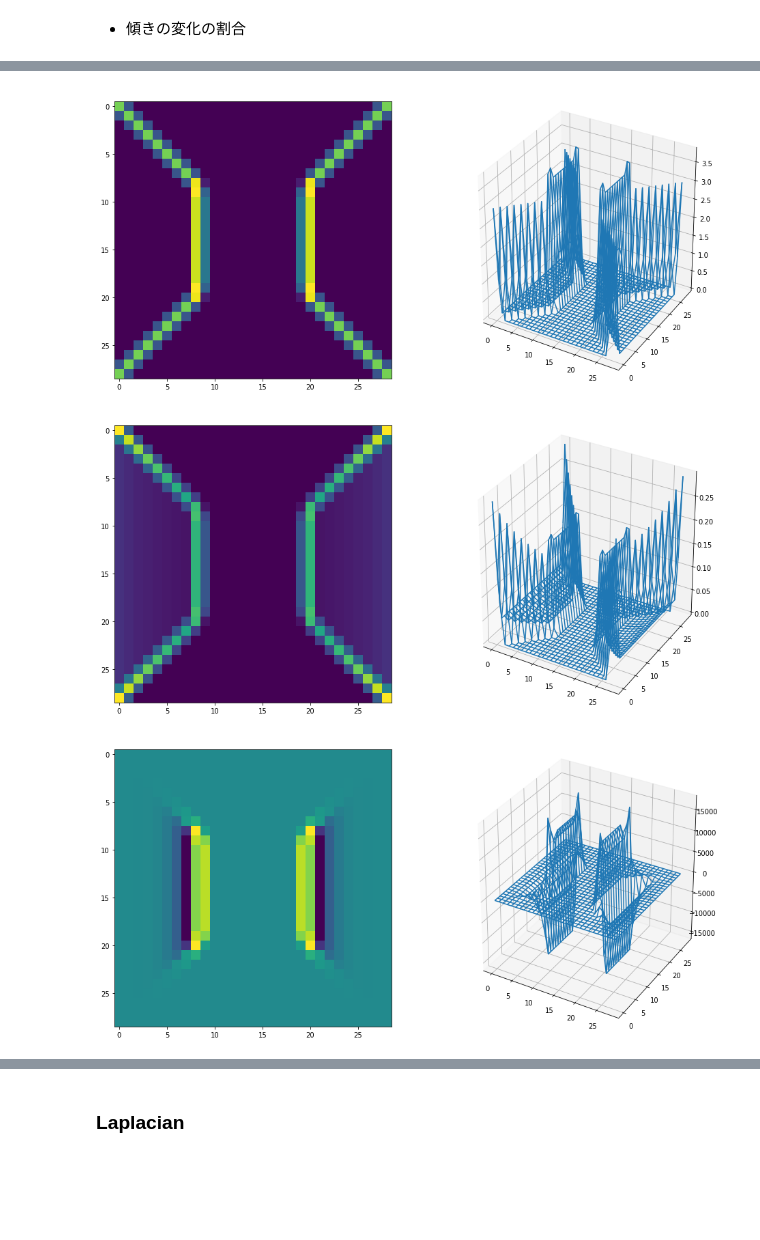
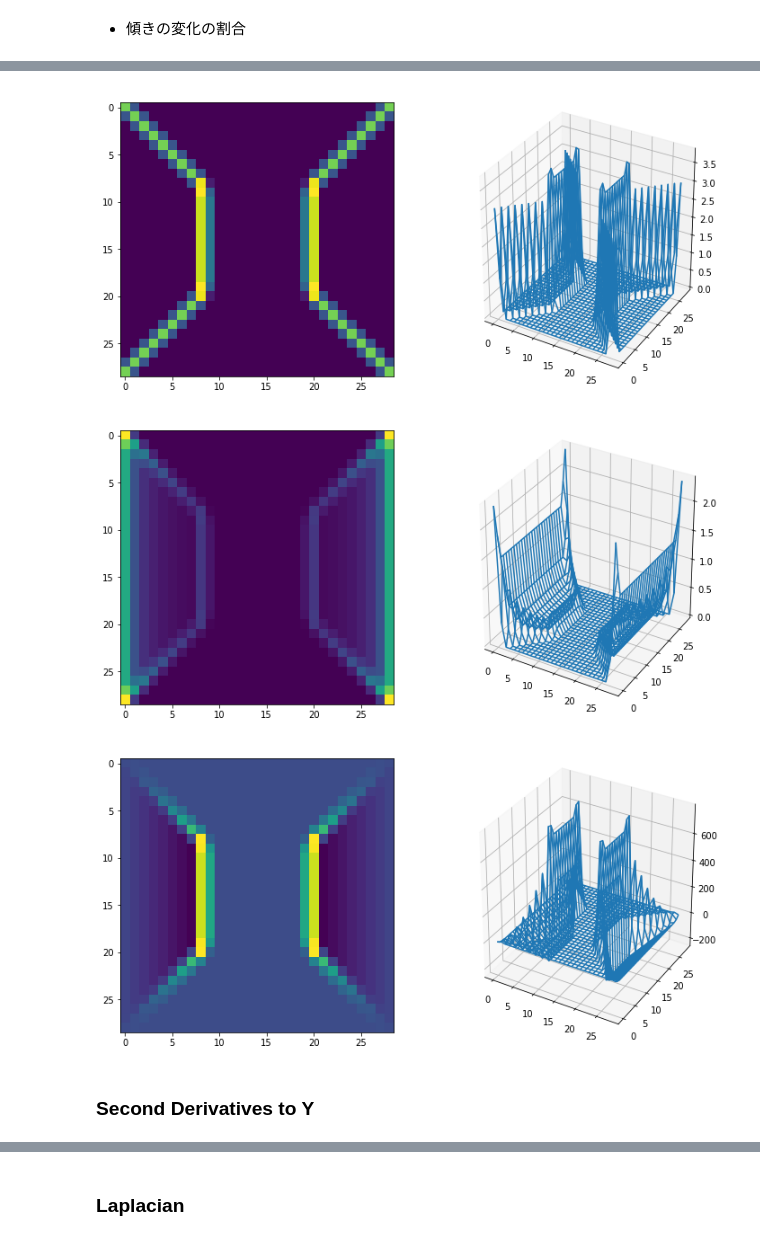
Before and after one commit to satoshi30/machine_learnings, a Jupyter notebook: Kaggle/Statoil:C-CORE_IcebergClassifierChallenge/transforming_images_scipy_convolve2d.ipynb, the cells around one changed output, grey strips where cells are left out. Drawn from its saved outputs; the diff is of its cells as text; code cells hidden in the pictures; blank space fills up the shorter version.

```diff
--- a/Kaggle/Statoil:C-CORE_IcebergClassifierChallenge/transforming_images_scipy_convolve2d.ipynb
+++ b/Kaggle/Statoil:C-CORE_IcebergClassifierChallenge/transforming_images_scipy_convolve2d.ipynb
@@ -64,7 +64,7 @@ output_22
 ## plot_examples
 # %%
 def satellite(array):
-    fig = plt.figure(figsize=(16, 8))
+    fig = plt.figure(figsize=(12, 6))
     ax = fig.add_subplot(1, 2, 1)
     ax.imshow(array)
     ax = fig.add_subplot(1, 2, 2, projection='3d')
@@ -73,9 +73,9 @@ def satellite(array):
     plt.show()
 # %%
 pixel = 31
-map_array = np.zeros(pixel)
+neutral_array = np.zeros(pixel)
 a = np.zeros(pixel)
 for i in range(pixel//2):
     a[i+1:-(i+1)] += 1
-    map_array = np.vstack([map_array, a])
-map_array = np.minimum(np.vstack([map_array, np.flipud(map_array)[1:]]), pixel / 2 * 0.6)
+    neutral_array = np.vstack([neutral_array, a])
+neutral_array = np.minimum(np.vstack([neutral_array, np.flipud(neutral_array)[1:]]), pixel / 2 * 0.6)
@@ -90,0 +99,4 @@ satellite(noise_array)
+# %%
+# exp
+exp_array = np.power(neutral_array, 3)
+satellite(exp_array)
@@ -183,18 +225,20 @@ satellite(xder2_convolve)
 # %%
 # neutral
-xder2_convolve = signal.convolve2d(map_array, xder2, mode='valid')
+xder2_convolve = signal.convolve2d(neutral_array, xder2, mode='valid')
 satellite(xder2_convolve)
 # %% [output]
-[figure, old version]
+[figure, new version]
 # %%
 # log
-xder2_convolve = signal.convolve2d(np.log(map_array+10), xder2, mode='valid')
+xder2_convolve = signal.convolve2d(log_array, xder2, mode='valid')
 satellite(xder2_convolve)
 # %% [output]
-[figure, old version]
+[figure, new version]
 # %%
 # exp
-xder2_convolve = signal.convolve2d(np.exp(map_array), xder2, mode='valid')
+xder2_convolve = signal.convolve2d(exp_array, xder2, mode='valid')
 satellite(xder2_convolve)
 # %% [output]
-[figure, old version]
+[figure, new version]
+# %% [markdown]
+### Second Derivatives to Y
```
Also changed, not shown: parts of 35 cells of this notebook.
